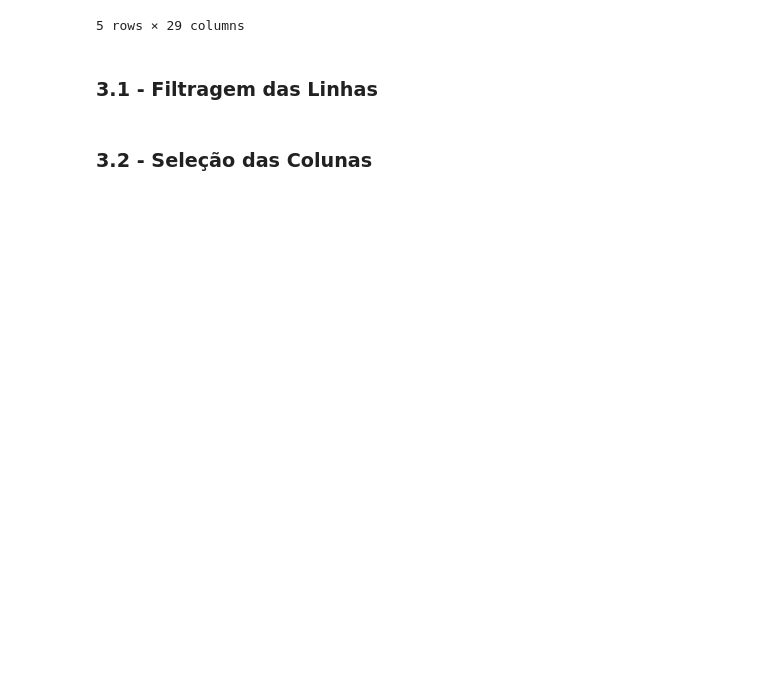
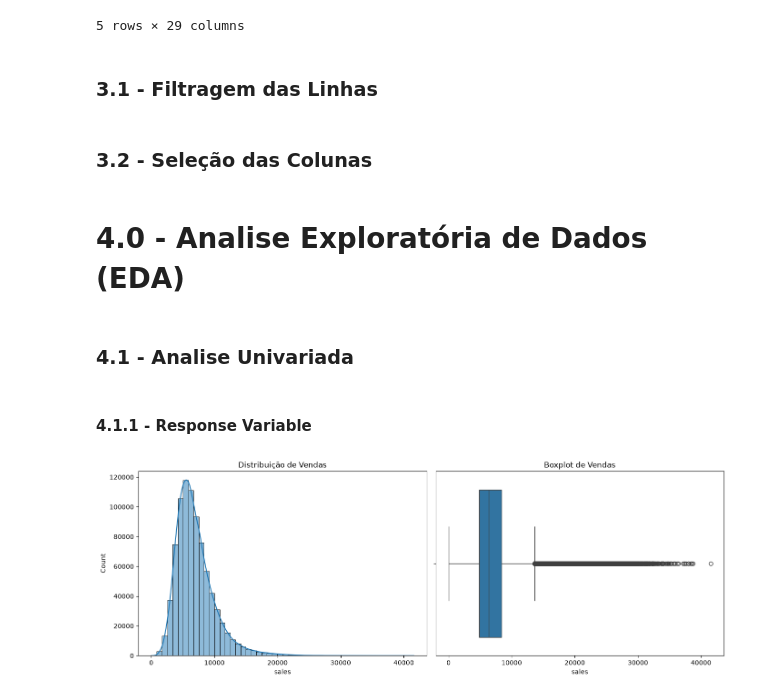
Before and after one commit to guigrandim/rossmann_store_sales, a Jupyter notebook: notebooks/datasets_analysis.ipynb, the cells around one changed output. Drawn from its saved outputs; the diff is of its cells as text; code cells hidden in the pictures; blank space fills up the shorter version.

```diff
--- a/notebooks/datasets_analysis.ipynb
+++ b/notebooks/datasets_analysis.ipynb
@@ -302,11 +302,7 @@ df2['week_of_year'] = df2['date'].dt.isocalendar().week
 df2['year_week'] = df2['date'].dt.strftime('%Y-%W')
 
 # competition since
-df2['competition_since'] = pd.to_datetime(pd.DataFrame({
-    'year': df2['competition_open_since_year'],
-    'month': df2['competition_open_since_month'],
-    'day': 1
-}))
+df2['competition_since'] = df2.apply(lambda x: datetime.datetime(year=x['competition_open_since_year'], month=x['competition_open_since_month'], day=1), axis=1)
 df2['competition_time_month'] = ((df2['date'] - df2['competition_since']) / 30).apply(lambda x: x.days).astype(int)
 
 # promo since
@@ -342,3 +338,24 @@ df3 = df3[(df3['open'] != 0) & (df3['sales'] > 0)]
 # %%
 cols_drop = ['customers', 'open', 'promo_interval', 'month_map']
 df3 = df3.drop(cols_drop, axis=1)
+# %% [markdown]
+# 4.0 - Analise Exploratória de Dados (EDA)
+# %%
+df4 = df3.copy()
+# %% [markdown]
+### 4.1 - Analise Univariada
+# %% [markdown]
+#### 4.1.1 - Response Variable
+# %%
+fig, axes = plt.subplots(1, 2, figsize=(14, 5))
+
+sns.histplot(df4['sales'], bins=50, kde=True, ax=axes[0])
+axes[0].set_title('Distribuição de Vendas')
+
+sns.boxplot(x=df4['sales'], ax=axes[1])
+axes[1].set_title('Boxplot de Vendas')
+
+plt.tight_layout()
+plt.show()
+# %% [output]
+[figure, added]
```
Also changed, not shown: parts of 14 cells of this notebook.
